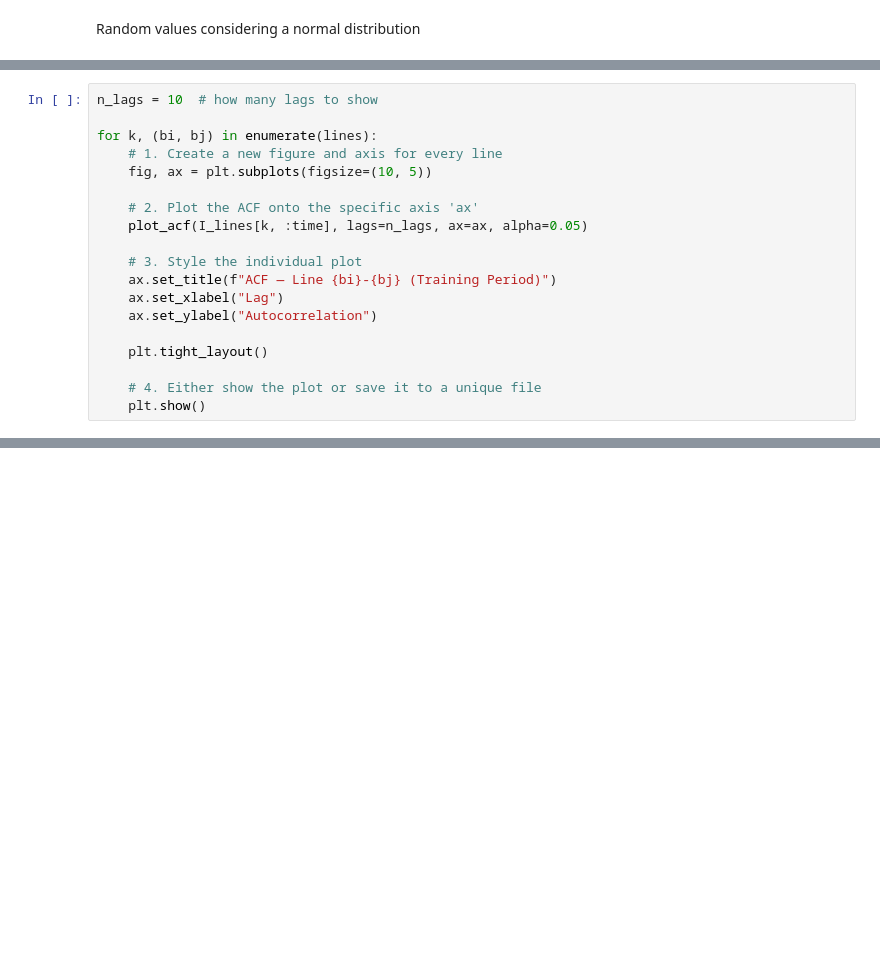
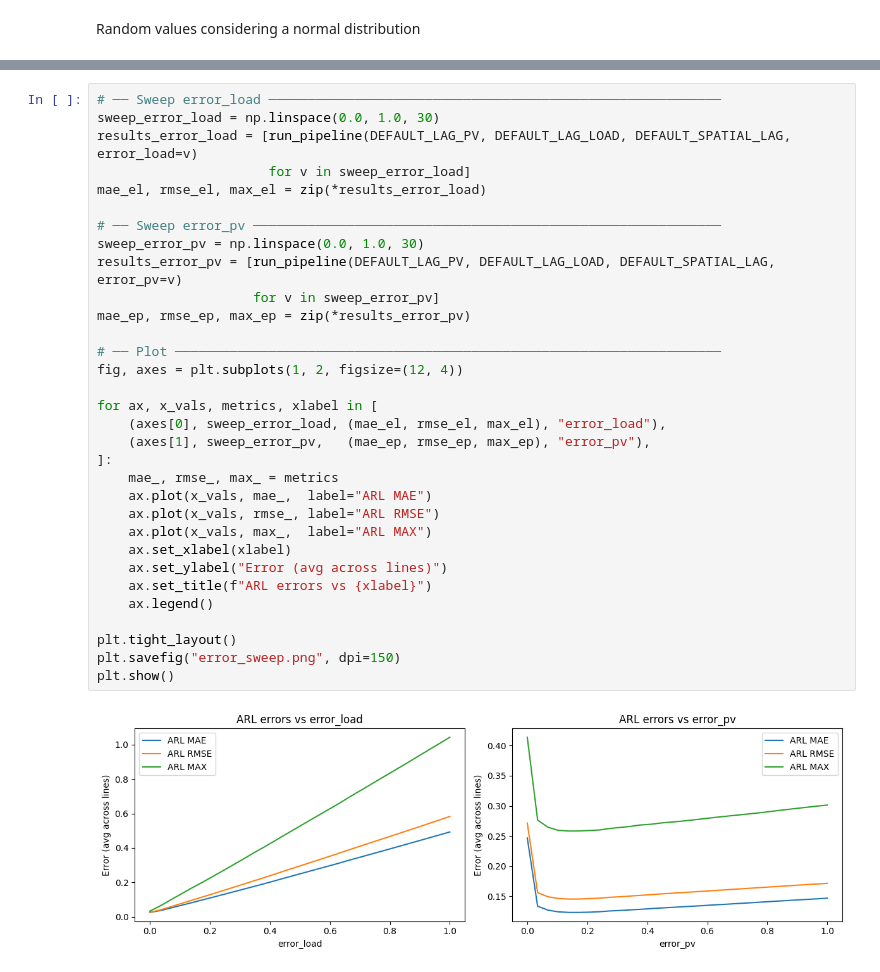
Before and after one commit to e4m8ch/ADRI, a Jupyter notebook: project_2/project_2_error_analysis.ipynb, the cells around one changed output, grey strips where cells are left out. Drawn from its saved outputs; the diff is of its cells as text; blank space fills up the shorter version.

Commit message:
Project 2: interload impact and error analysis completed.

```diff
--- a/project_2/project_2_error_analysis.ipynb
+++ b/project_2/project_2_error_analysis.ipynb
@@ -478,19 +244,0 @@ print(tabulate([["AVG"] + [f"{v:.4f}" for v in avg]], headers=headers, tablefmt=
-# %%
-n_lags = 10  # how many lags to show
-
-for k, (bi, bj) in enumerate(lines):
-    # 1. Create a new figure and axis for every line
-    fig, ax = plt.subplots(figsize=(10, 5))
-
-    # 2. Plot the ACF onto the specific axis 'ax'
-    plot_acf(I_lines[k, :time], lags=n_lags, ax=ax, alpha=0.05)
-
-    # 3. Style the individual plot
-    ax.set_title(f"ACF — Line {bi}-{bj} (Training Period)")
-    ax.set_xlabel("Lag")
-    ax.set_ylabel("Autocorrelation")
-
-    plt.tight_layout()
-
-    # 4. Either show the plot or save it to a unique file
-    plt.show()
@@ -583,0 +245,34 @@ for k, (bi, bj) in enumerate(lines):
+# %%
+# ── Sweep error_load ──────────────────────────────────────────────────────────
+sweep_error_load = np.linspace(0.0, 1.0, 30)
+results_error_load = [run_pipeline(DEFAULT_LAG_PV, DEFAULT_LAG_LOAD, DEFAULT_SPATIAL_LAG, error_load=v)
+                      for v in sweep_error_load]
+mae_el, rmse_el, max_el = zip(*results_error_load)
+
+# ── Sweep error_pv ────────────────────────────────────────────────────────────
+sweep_error_pv = np.linspace(0.0, 1.0, 30)
+results_error_pv = [run_pipeline(DEFAULT_LAG_PV, DEFAULT_LAG_LOAD, DEFAULT_SPATIAL_LAG, error_pv=v)
+                    for v in sweep_error_pv]
+mae_ep, rmse_ep, max_ep = zip(*results_error_pv)
+
+# ── Plot ──────────────────────────────────────────────────────────────────────
+fig, axes = plt.subplots(1, 2, figsize=(12, 4))
+
+for ax, x_vals, metrics, xlabel in [
+    (axes[0], sweep_error_load, (mae_el, rmse_el, max_el), "error_load"),
+    (axes[1], sweep_error_pv,   (mae_ep, rmse_ep, max_ep), "error_pv"),
+]:
+    mae_, rmse_, max_ = metrics
+    ax.plot(x_vals, mae_,  label="ARL MAE")
+    ax.plot(x_vals, rmse_, label="ARL RMSE")
+    ax.plot(x_vals, max_,  label="ARL MAX")
+    ax.set_xlabel(xlabel)
+    ax.set_ylabel("Error (avg across lines)")
+    ax.set_title(f"ARL errors vs {xlabel}")
+    ax.legend()
+
+plt.tight_layout()
+plt.savefig("error_sweep.png", dpi=150)
+plt.show()
+# %% [output]
+[figure, added]
```
Also changed, not shown: parts of 26 cells of this notebook, 2 other files.
